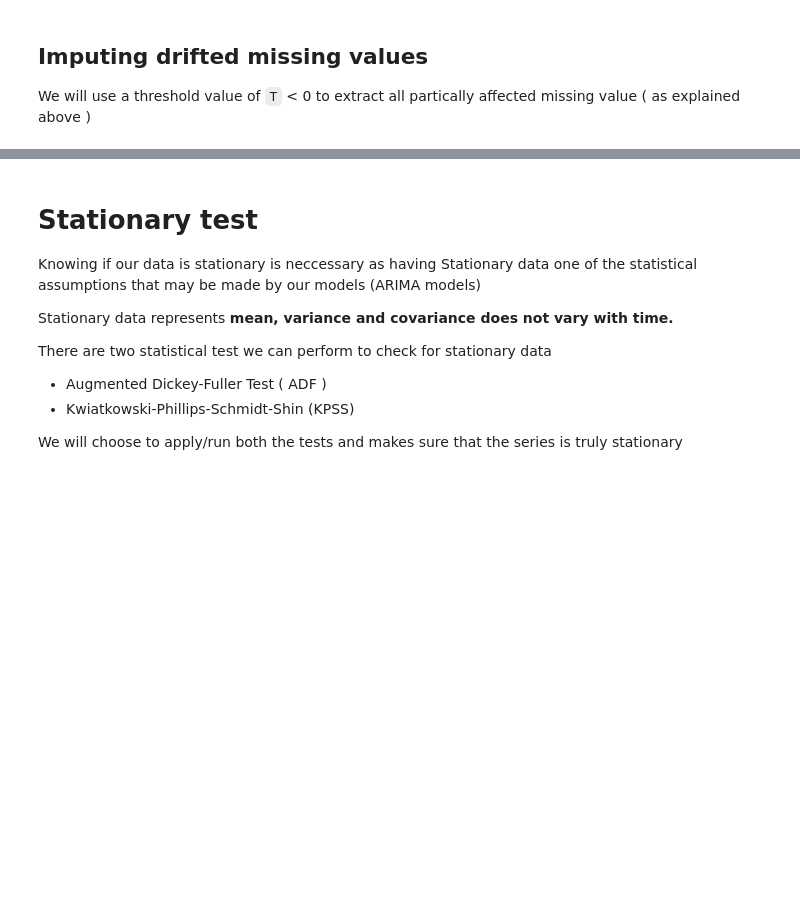
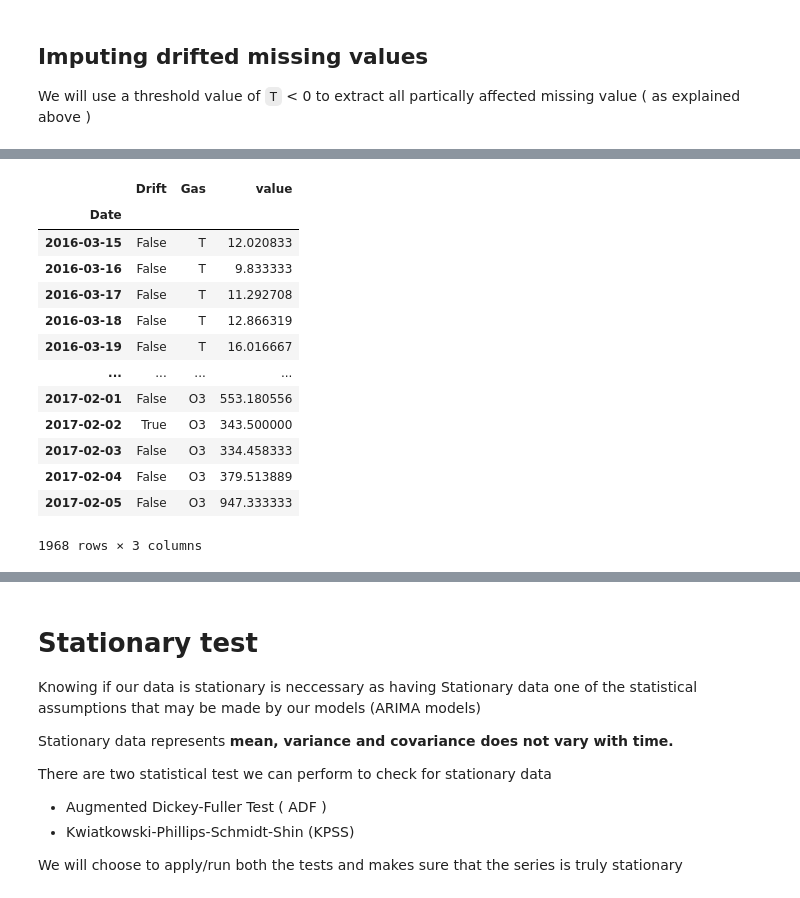
Before and after one commit to Kaleb-Nim/Machine-Learning-Journey, a Jupyter notebook: TimeSeries/Time_Series_Analysis_29_7_2022 (1).ipynb, the cells around one changed output, grey strips where cells are left out. Drawn from its saved outputs; the diff is of its cells as text; code cells hidden in the pictures; blank space fills up the shorter version.

```diff
--- a/TimeSeries/Time_Series_Analysis_29_7_2022 (1).ipynb
+++ b/TimeSeries/Time_Series_Analysis_29_7_2022 (1).ipynb
@@ -391,4 +387,27 @@ df_pivot_impute
 | 2017-02-04 | 691.713889 | 458.947222 | 909.375000 | 379.513889 | 4.848611 | 37.832986 |
 | 2017-02-05 | 867.600000 | 751.833333 | 673.741667 | 947.333333 | 7.273958 | 31.809375 |
 328 rows × 6 columns
+# %%
+
+temp_df = pd.melt(
+            df_pivot_impute,
+            id_vars='Drift',
+            value_vars=['T', 'RH', 'CO','HC','NO2','O3'],
+            ignore_index=False)
+temp_df
+# %% [output]
+|  | Drift | Gas | value |
+| Date |  |  |  |
+| 2016-03-15 | False | T | 12.020833 |
+| 2016-03-16 | False | T | 9.833333 |
+| 2016-03-17 | False | T | 11.292708 |
+| 2016-03-18 | False | T | 12.866319 |
+| 2016-03-19 | False | T | 16.016667 |
+| ... | ... | ... | ... |
+| 2017-02-01 | False | O3 | 553.180556 |
+| 2017-02-02 | True | O3 | 343.500000 |
+| 2017-02-03 | False | O3 | 334.458333 |
+| 2017-02-04 | False | O3 | 379.513889 |
+| 2017-02-05 | False | O3 | 947.333333 |
+1968 rows × 3 columns
 # %%
```
Also changed, not shown: parts of 9 cells of this notebook, 2 other files.
